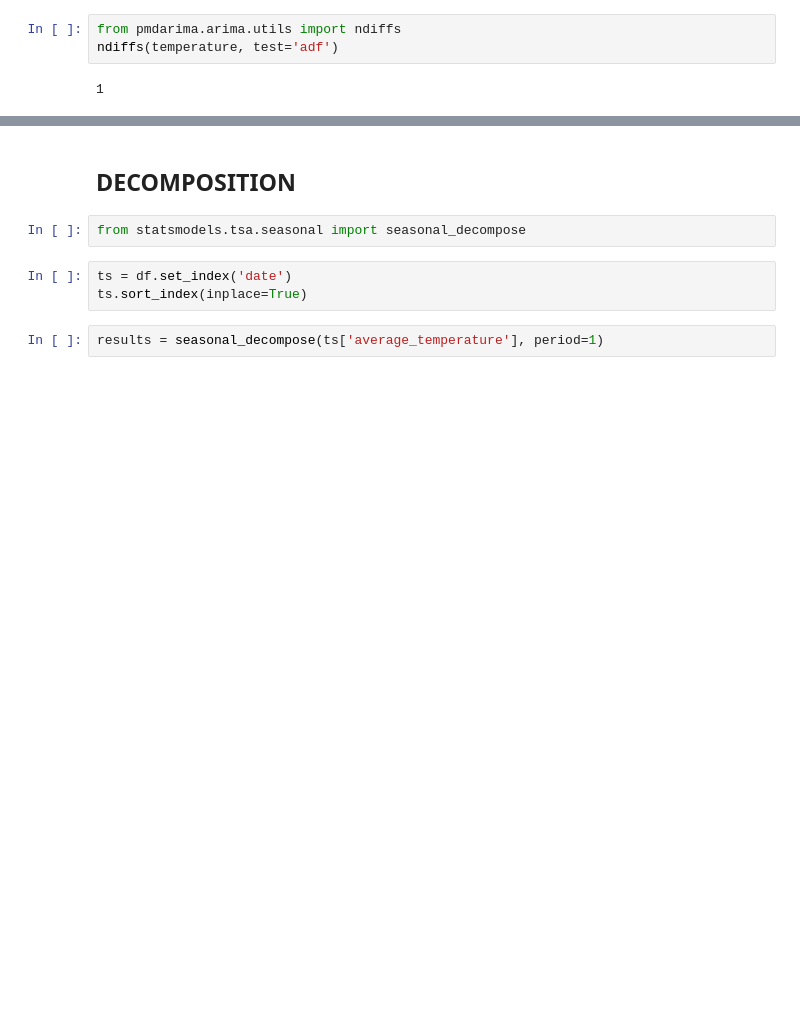
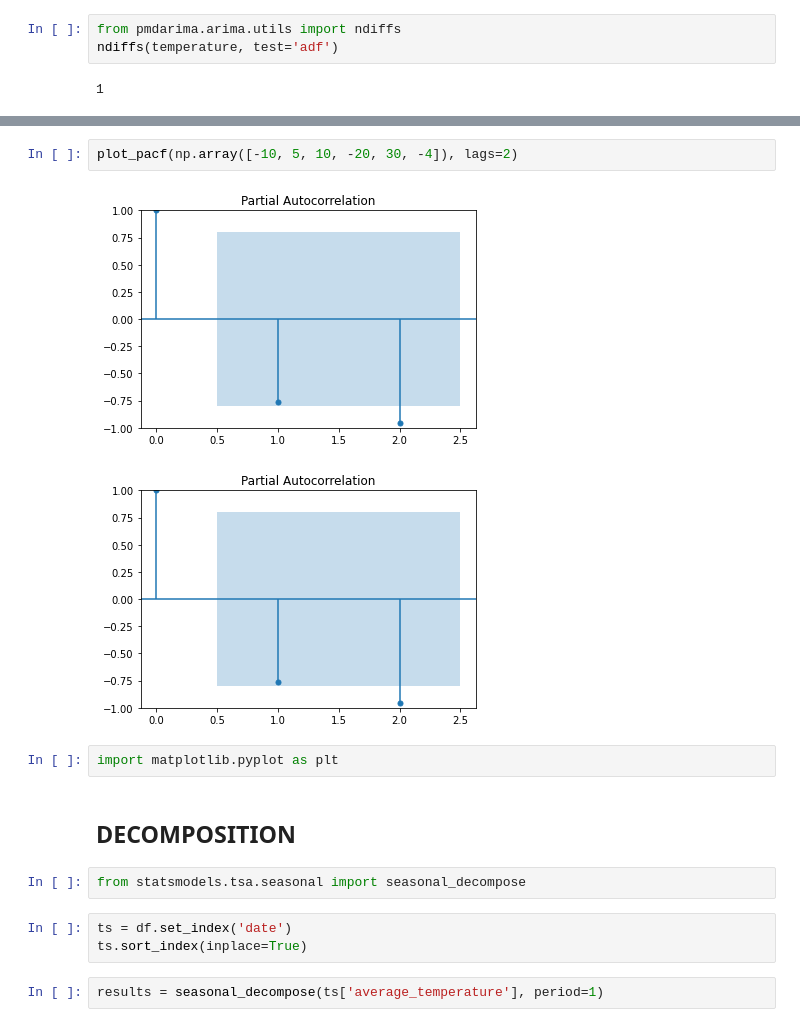
Before and after one commit to LeventSoykan/Analysis_IBB_Istanbul_Weather_Traffic_Dataset, a Jupyter notebook: analysis_hourly_figures.ipynb, the cells around one changed output, grey strips where cells are left out. Drawn from its saved outputs; the diff is of its cells as text; blank space fills up the shorter version.

```diff
--- a/analysis_hourly_figures.ipynb
+++ b/analysis_hourly_figures.ipynb
@@ -234,3 +250,10 @@ ModuleNotFoundError: No module named 'statsmodels.tsa.graphics'
+# %%
+plot_pacf(np.array([-10, 5, 10, -20, 30, -4]), lags=2)
+# %% [output]
+[figure, added]
+[figure, added]
+# %%
+import matplotlib.pyplot as plt
 # %% [markdown]
 ## DECOMPOSITION
 # %%
```
Also changed, not shown: parts of 9 cells of this notebook.
